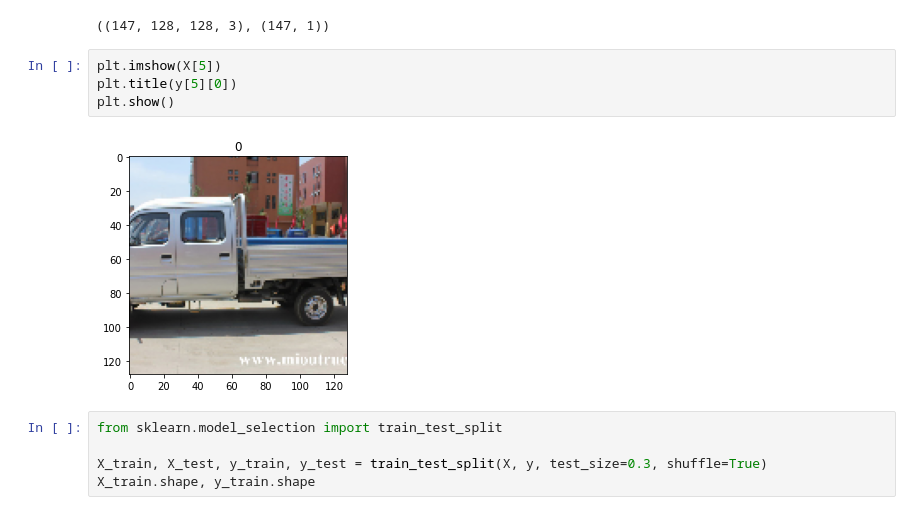
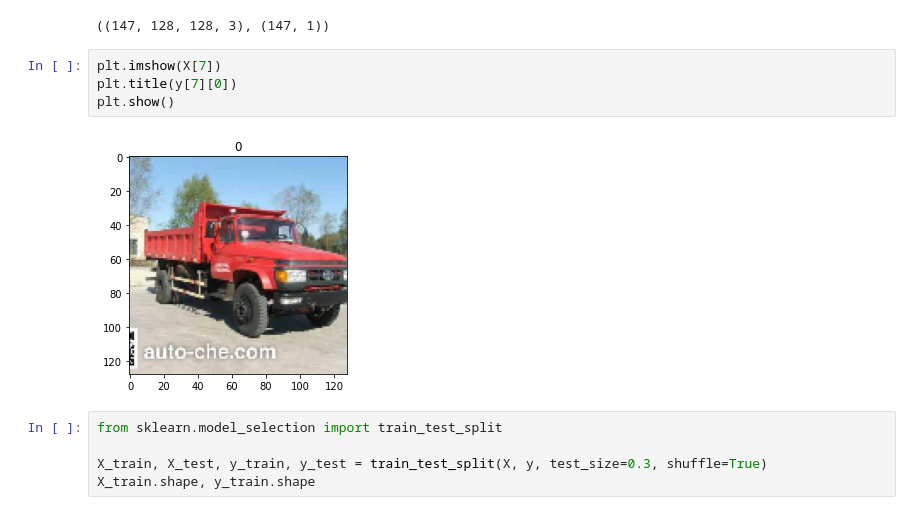
Before and after one commit to yash1120/hackathon, a Jupyter notebook: model.ipynb, the cells around one changed output. Drawn from its saved outputs; the diff is of its cells as text.

```diff
--- a/model.ipynb
+++ b/model.ipynb
@@ -33,11 +33,11 @@ X.shape, y.shape
 # %% [output]
 ((147, 128, 128, 3), (147, 1))
 # %%
-plt.imshow(X[5])
-plt.title(y[5][0])
+plt.imshow(X[7])
+plt.title(y[7][0])
 plt.show()
 # %% [output]
-[figure, old version]
+[figure, new version]
 # %%
 from sklearn.model_selection import train_test_split
 
```
Also changed, not shown: parts of 7 cells of this notebook.
